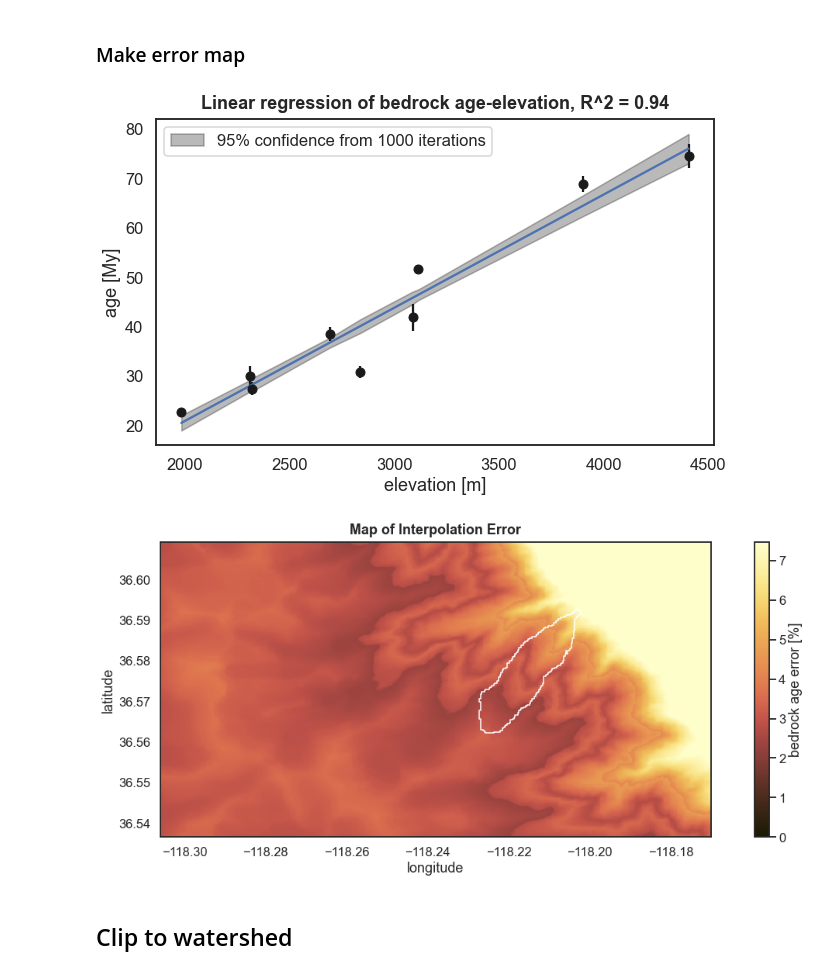
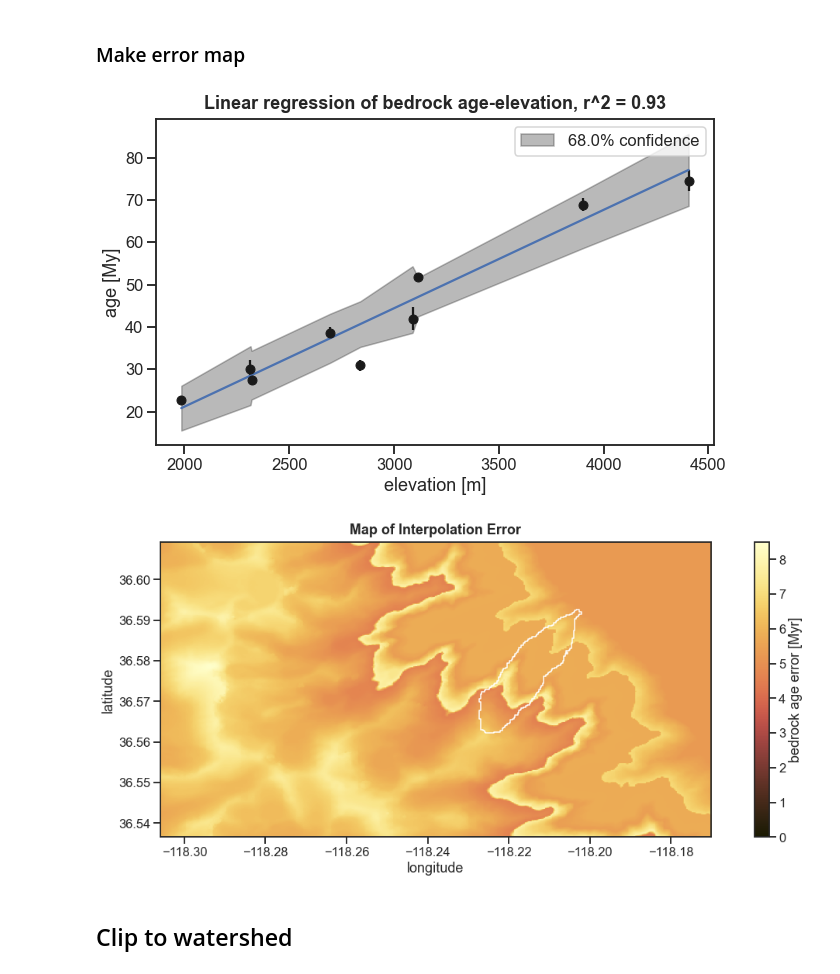
Before and after one commit to mdlndr/ESD_thermotrace, a Jupyter notebook: ESD_thermotrace.ipynb, the cells around one changed output. Drawn from its saved outputs; the diff is of its cells as text; code cells hidden in the pictures.

```diff
--- a/ESD_thermotrace.ipynb
+++ b/ESD_thermotrace.ipynb
@@ -19,7 +19,7 @@ from ESD_thermotrace_functions import *
 # %matplotlib notebook
 
 # This sets all figures to have a white background and large fontsize
-sns.set(style='white', context='talk')
+sns.set(style='ticks', context='talk')
 
 # read and parse input file
 input_txt = read_input_file(input_file)
@@ -122,9 +122,10 @@ elif interp_method == 'rbf': # radial basis function
     rbfi = intr.Rbf(xx_utm, yy_utm, zz, aa, function='linear')
     age_interp_map = rbfi(dem.xi_res, dem.yi_res, dem.zi_res)
 
-elif interp_method == 'zln': # simple 1D linear regression from age-elevation data
-    reg0 = LinearRegression().fit(z.reshape(-1,1),a.reshape(-1,1))
-    intercept0, coef0, R2 = reg0.intercept_, reg0.coef_, np.around(reg0.score(z.reshape(-1,1),a.reshape(-1,1)), 2)
+elif interp_method == 'zln': # 1D linear regression (inverse-variance-weighted) from age-elevation data
+    z_c = sm.add_constant(z) # adds column for regression constant to statsmodels
+    reg0 = sm.WLS(a, z_c, weights=1/u).fit()
+    intercept0, coef0, R2 = reg0.params[0], reg0.params[1], np.around(reg0.rsquared,2)
     if R2 < 0.7:
         warnings.warn('\nLarge scatter of age-elevation data (R^2 = '+str(R2)+') \nYou might want to use a different interpolation method')
     age_interp_map = intercept0+coef0*dem.zi_res
@@ -147,23 +148,23 @@ plot_resDEM_and_age_map(dem, res, age_interp_map, bd, ws_outline, interp_method,
 # %%
 # make error map by bootstrapping the known data points
 if interp_method != 'imp' and interp_method != 'zln':
     error_interp, age_interp_error_map = make_errormap(dem, res, z, a, u, aa, xx_utm, yy_utm, zz, x_utm, y_utm,
                                                       interp_method, ext_rad)
 
 elif interp_method == 'zln':
-    error_interp, age_interp_error_map = make_errormap_zln(dem, z, a, u)
+    error_interp, age_interp_error_map = make_errormap_zln(dem, z, reg0)
     plot_linreg(R2, reg0, z, a, u, error_interp, opf+'/linear_regression.pdf') # Plot linear regr, if it applies
 
 elif interp_method == 'imp':
     age_map_u.resample(res, xyll=dem.xyll, xyur=dem.xyur, extent84=dem.extent84) # resample imported age error map
     age_interp_error_map = age_map_u.zi_res
 
 # plot error map
 plot_error_map(age_interp_error_map, error_interp, bd, ws_outline, interp_method, err_cmap, dem.extent84,
                opf+'/age_interp_error_map.pdf')
 # %% [output]
-[figure, old version]
+[figure, new version]
-[figure, old version]
+[figure, new version]
 # %% [markdown]
 ## Clip to watershed
 # %%
```
Also changed, not shown: parts of 12 cells of this notebook, 16 other files.
